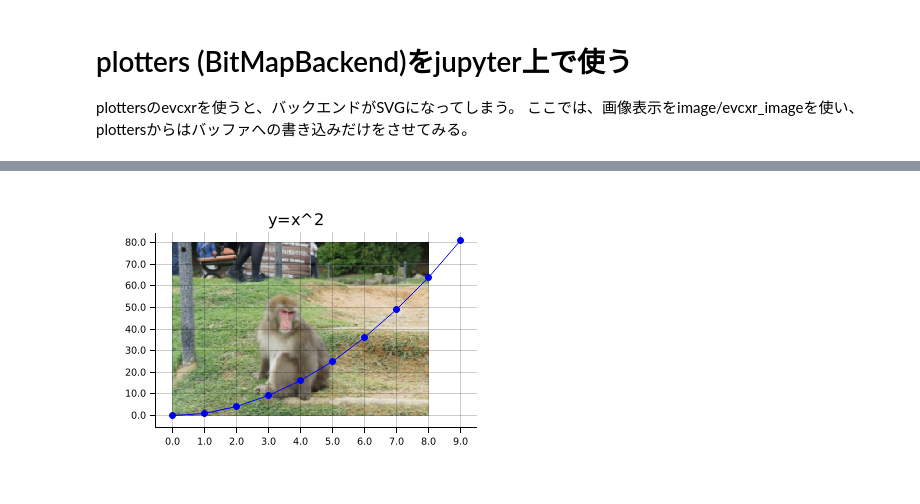
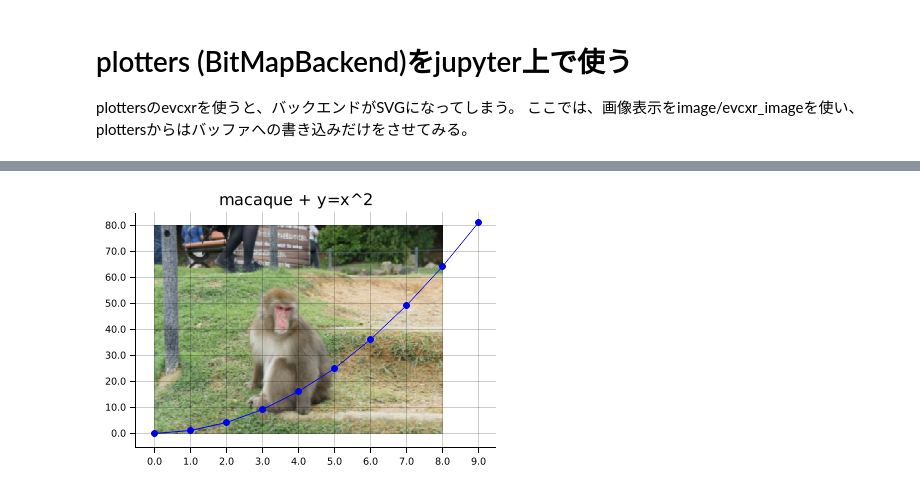
Before and after one commit to dskkato/plotters-demo, a Jupyter notebook: rust-bitmapbackend.ipynb, the cells around one changed output, grey strips where cells are left out. Saved outputs shown, nothing was run; the diff lists cells and outputs as text; code cells hidden in the pictures.

```diff
--- a/rust-bitmapbackend.ipynb
+++ b/rust-bitmapbackend.ipynb
@@ -286,12 +434,8 @@ let mut canvas = RgbImage::new(width, height);
         .into_drawing_area();
     root.fill(&WHITE);
 
-    // ラベル文字が切れないように適当なmarginを設定しておく
-    // marginの大きさは対象の描画領域に依存することに注意
-    let root = root.margin(20, 20, 20, 20);
-
     let mut chart = ChartBuilder::on(&root)
-        .caption("y=x^2", ("Arial", 20).into_font())
+        .caption("macaque + y=x^2", ("Arial", 20).into_font())
         .x_label_area_size(40)  // x軸ラベルの表示領域を用意しておく。
         .y_label_area_size(40)  // y軸ラベルの表示領域を用意しておく。
         .build_cartesian_2d(-0.5f32..9.5f32, -5f32..85f32)?;
@@ -301,7 +445,7 @@ let mut canvas = RgbImage::new(width, height);
     // ipynb環境ではsvgしか使えず、BitMapElementもなぜか使えないため、
     // 各ピクセルの長方形を作ってmatrixを表示させるように描画している。
     let (w, h) = (300, 300); // 後段の処理が遅いので縮小しておく
-    let img = image::open("macaque.jpg")?
+    let img = img
         .resize_exact(w, h, FilterType::Gaussian)
         .to_rgb8();
 
@@ -314,32 +458,32 @@ let mut canvas = RgbImage::new(width, height);
         .map(|i| {
             let y = i / w;
             let x = i % w;
             let pixel = img.get_pixel(x, (h-1) - y);
             let lu = (dx * x as f32, dy * y as f32);
             let rb = (dx * (x+1) as f32, dy * (y+1) as f32);
             let color = RGBColor(pixel.0[0], pixel.0[1], pixel.0[2]);
             Rectangle::new([lu, rb], color.filled())
             })
         );
 
     chart.draw_series(
         LineSeries::new(
             points.iter().map(|v| v.clone() ),
             &BLUE)
     )?;
 
     chart.draw_series(points.iter().map(|v|
         Circle::new(
             (v.0, v.1),
             3,
             BLUE.filled()
         )
     ));
 
     chart.configure_mesh()
-        .light_line_style(BLACK.stroke_width(0))  // stroke width 0にminor tickを消す
+        .light_line_style(&TRANSPARENT)  // minor tickを消す
         .draw()?;        // draw ticks
 }
 canvas
 # %% [output]
-[figure, old version]
+[figure, new version]
```
Also changed, not shown: parts of 24 cells of this notebook, 3 other files.
